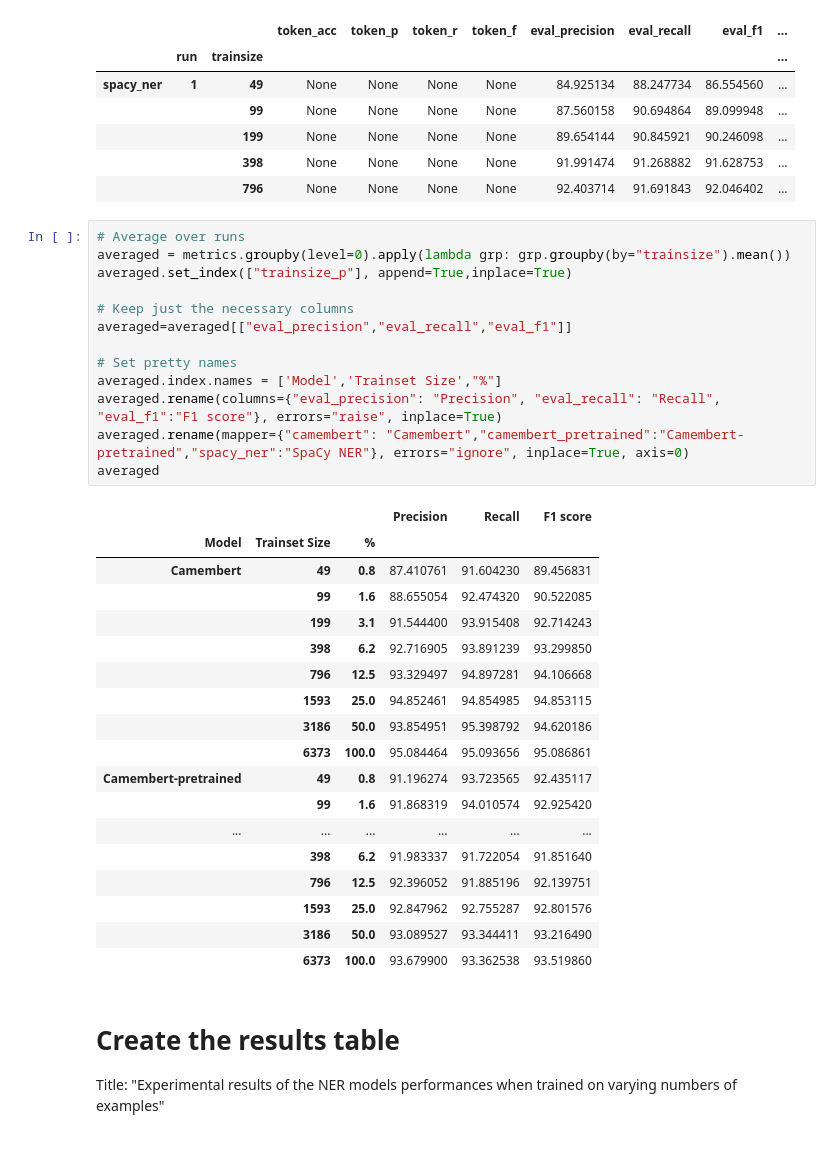
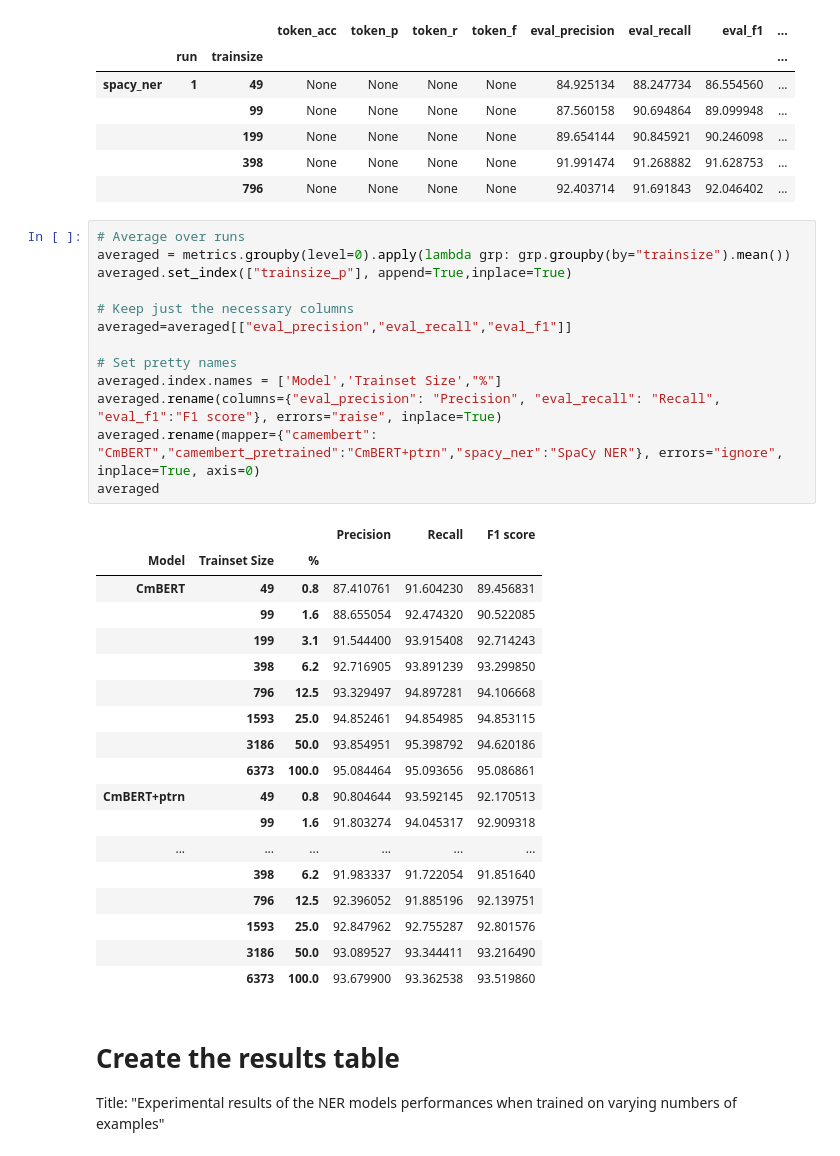
Before and after one commit to soduco/paper-ner-bench-das22, a Jupyter notebook: src/ner/30-experiment_1_figures.ipynb, the cells around one changed output. Saved outputs shown, nothing was run; the diff lists cells and outputs as text.

```diff
--- a/src/ner/30-experiment_1_figures.ipynb
+++ b/src/ner/30-experiment_1_figures.ipynb
@@ -83,20 +83,20 @@ metrics.head()
 # %%
 # Average over runs
 averaged = metrics.groupby(level=0).apply(lambda grp: grp.groupby(by="trainsize").mean())
 averaged.set_index(["trainsize_p"], append=True,inplace=True)
 
 # Keep just the necessary columns
 averaged=averaged[["eval_precision","eval_recall","eval_f1"]]
 
 # Set pretty names
 averaged.index.names = ['Model','Trainset Size',"%"]
 averaged.rename(columns={"eval_precision": "Precision", "eval_recall": "Recall", "eval_f1":"F1 score"}, errors="raise", inplace=True)
-averaged.rename(mapper={"camembert": "Camembert","camembert_pretrained":"Camembert-pretrained","spacy_ner":"SpaCy NER"}, errors="ignore", inplace=True, axis=0)
+averaged.rename(mapper={"camembert": "CmBERT","camembert_pretrained":"CmBERT+ptrn","spacy_ner":"SpaCy NER"}, errors="ignore", inplace=True, axis=0)
 averaged
 # %% [output]
 |  |  |  | Precision | Recall | F1 score |
 | Model | Trainset Size | % |  |  |  |
-| Camembert | 49 | 0.8 | 87.410761 | 91.604230 | 89.456831 |
+| CmBERT | 49 | 0.8 | 87.410761 | 91.604230 | 89.456831 |
 |  | 99 | 1.6 | 88.655054 | 92.474320 | 90.522085 |
 |  | 199 | 3.1 | 91.544400 | 93.915408 | 92.714243 |
 |  | 398 | 6.2 | 92.716905 | 93.891239 | 93.299850 |
@@ -104,8 +104,8 @@ averaged
 |  | 1593 | 25.0 | 94.852461 | 94.854985 | 94.853115 |
 |  | 3186 | 50.0 | 93.854951 | 95.398792 | 94.620186 |
 |  | 6373 | 100.0 | 95.084464 | 95.093656 | 95.086861 |
-| Camembert-pretrained | 49 | 0.8 | 91.196274 | 93.723565 | 92.435117 |
-|  | 99 | 1.6 | 91.868319 | 94.010574 | 92.925420 |
+| CmBERT+ptrn | 49 | 0.8 | 90.804644 | 93.592145 | 92.170513 |
+|  | 99 | 1.6 | 91.803274 | 94.045317 | 92.909318 |
 | ... | ... | ... | ... | ... | ... |
 |  | 398 | 6.2 | 91.983337 | 91.722054 | 91.851640 |
 |  | 796 | 12.5 | 92.396052 | 91.885196 | 92.139751 |
```
Also changed, not shown: parts of 3 cells of this notebook, 15 other files.
